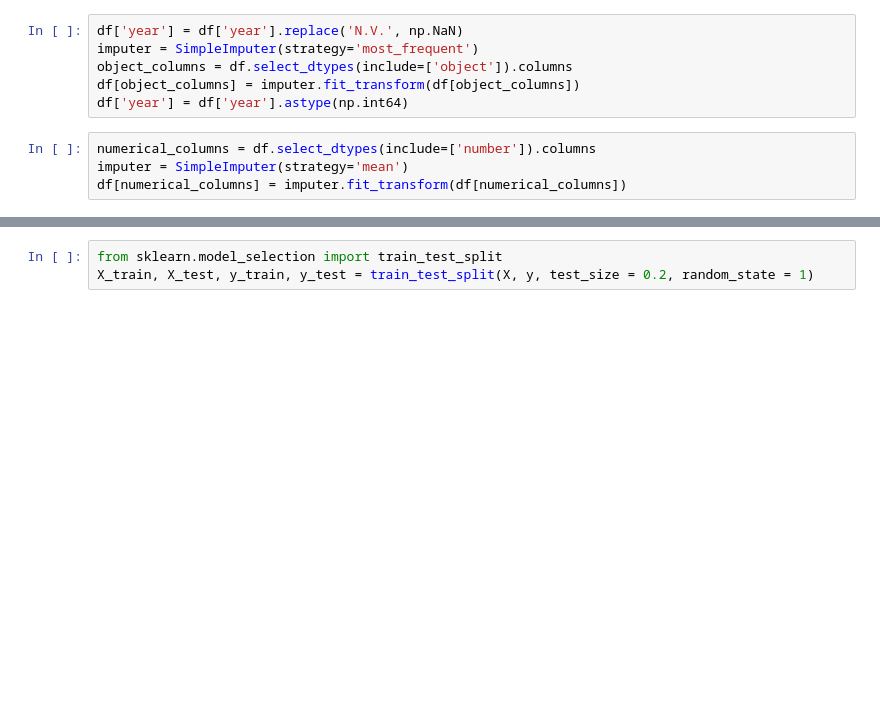
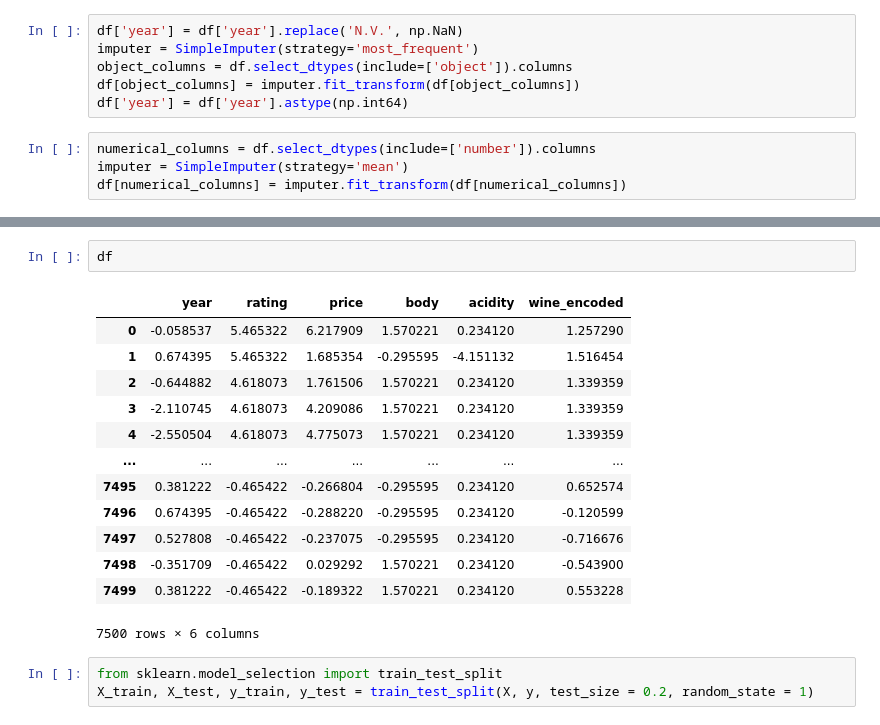
Before and after one commit to iiitl/Regression, a Jupyter notebook: Wine_prices_regressor.ipynb, the cells around one changed output, grey strips where cells are left out. Cells and saved outputs as stored; diff of their text form; blank space fills up the shorter version.

```diff
--- a/Wine_prices_regressor.ipynb
+++ b/Wine_prices_regressor.ipynb
@@ -73,3 +70,19 @@ plt.show()
+# %%
+df
+# %% [output]
+|  | year | rating | price | body | acidity | wine_encoded |
+| 0 | -0.058537 | 5.465322 | 6.217909 | 1.570221 | 0.234120 | 1.257290 |
+| 1 | 0.674395 | 5.465322 | 1.685354 | -0.295595 | -4.151132 | 1.516454 |
+| 2 | -0.644882 | 4.618073 | 1.761506 | 1.570221 | 0.234120 | 1.339359 |
+| 3 | -2.110745 | 4.618073 | 4.209086 | 1.570221 | 0.234120 | 1.339359 |
+| 4 | -2.550504 | 4.618073 | 4.775073 | 1.570221 | 0.234120 | 1.339359 |
+| ... | ... | ... | ... | ... | ... | ... |
+| 7495 | 0.381222 | -0.465422 | -0.266804 | -0.295595 | 0.234120 | 0.652574 |
+| 7496 | 0.674395 | -0.465422 | -0.288220 | -0.295595 | 0.234120 | -0.120599 |
+| 7497 | 0.527808 | -0.465422 | -0.237075 | -0.295595 | 0.234120 | -0.716676 |
+| 7498 | -0.351709 | -0.465422 | 0.029292 | 1.570221 | 0.234120 | -0.543900 |
+| 7499 | 0.381222 | -0.465422 | -0.189322 | 1.570221 | 0.234120 | 0.553228 |
+7500 rows × 6 columns
 # %%
 from sklearn.model_selection import train_test_split
 X_train, X_test, y_train, y_test = train_test_split(X, y, test_size = 0.2, random_state = 1)
```
Also changed, not shown: parts of 8 cells of this notebook.
